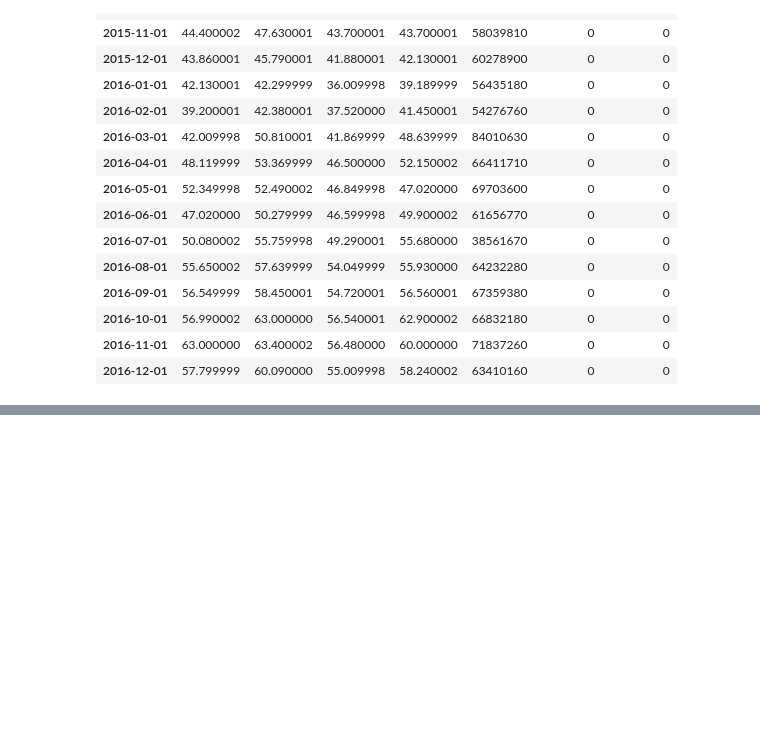
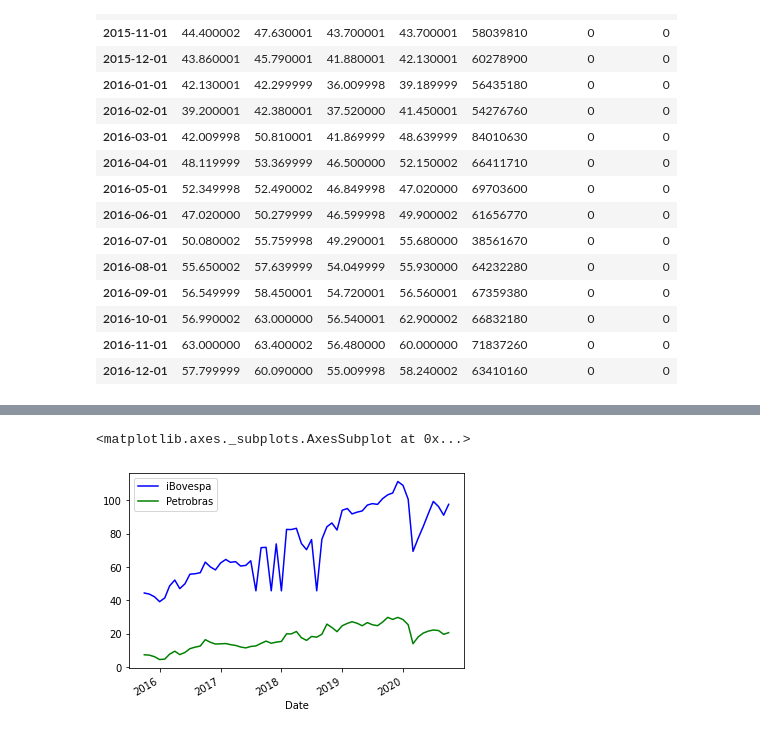
Before and after one commit to BretasArthur/CAPyM, a Jupyter notebook: PETR4 & BOVA11 - Importing and Cleaning Data.ipynb, the cells around one changed output, grey strips where cells are left out. Drawn from its saved outputs; the diff is of its cells as text; code cells hidden in the pictures; blank space fills up the shorter version.

```diff
--- a/PETR4 & BOVA11 - Importing and Cleaning Data.ipynb
+++ b/PETR4 & BOVA11 - Importing and Cleaning Data.ipynb
@@ -132,6 +132,13 @@ prices.head()
 | 2015-12-01 | 42.130001 | 6.215607 |
 | 2016-01-01 | 39.189999 | 4.490080 |
 | 2016-02-01 | 41.450001 | 4.768392 |
+# %%
+prices.plot(
+    style=['blue', 'green']
+)
+# %% [output]
+<matplotlib.axes._subplots.AxesSubplot at 0x...>
+[figure, added]
 # %%
 mon_returns = prices.pct_change()
 mon_returns.dropna(axis=0, inplace= True)
```
Also changed, not shown: parts of 12 cells of this notebook.
